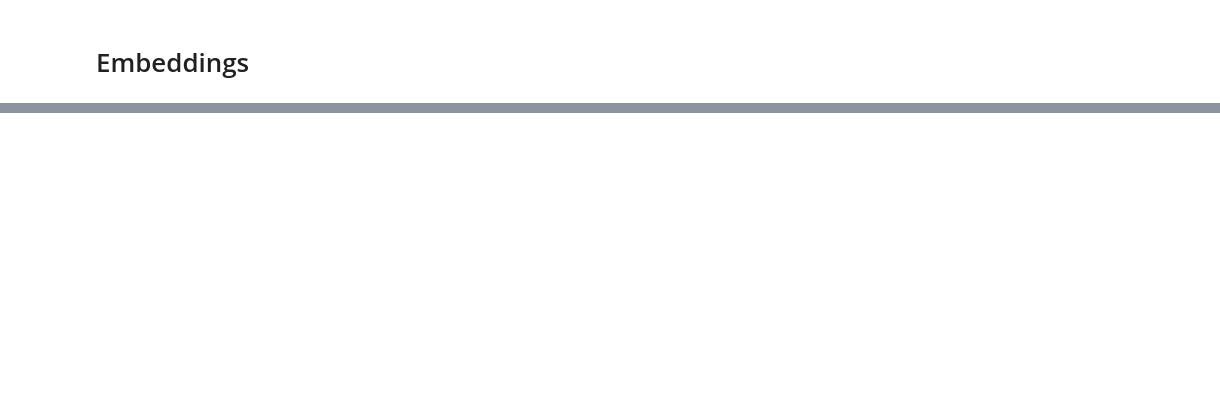
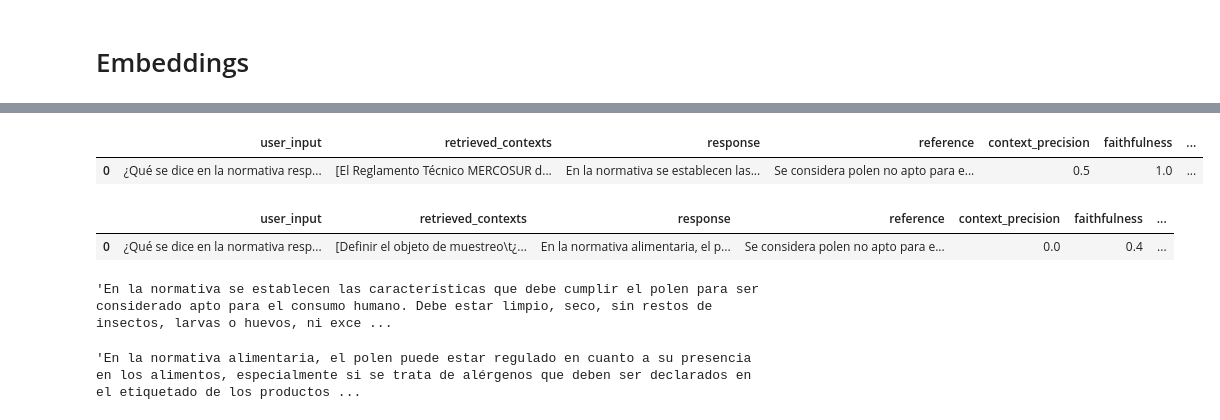
Before and after one commit to N-Sotelo98/practicos-rag, a Jupyter notebook: notebooks/pruebas_modularizadas.ipynb, the cells around one changed output, grey strips where cells are left out. Cells and saved outputs as stored; diff of their text form; code cells hidden in the pictures; blank space fills up the shorter version.

Commit message:
feat: modulos answering, ragas, summarization o fix search_qdrant

```diff
--- a/notebooks/pruebas_modularizadas.ipynb
+++ b/notebooks/pruebas_modularizadas.ipynb
@@ -741,11 +509,12 @@ Embedding: [-0.038863979279994965, 0.026078233495354652, 0.04711836576461792, -0
 # %%
 from embedding.embedding_v2 import generate_query_embedding
 from vector_store_client.vector_store_search import search_embeddings, format_search_results
+from vector_store_client.vector_store_client import search_qdrant
 
 # ------------------------------------------------------------
 # Definir la consulta y generar su embedding
 # ------------------------------------------------------------
-query = "¿Qué requisitos deben cumplir los alimentos para ser etiquetados correctamente en Argentina?"
+query = "¿Qué se dice en la normativa respecto al polen?"
 
 # Generar embedding para la consulta
 try:
@@ -766,11 +535,11 @@ except Exception as e:
 # Realizar la búsqueda en Qdrant
 # ------------------------------------------------------------
 index_name = "embeddings-version-2"  # Nombre de la colección en Qdrant
-limit = 5  # Número de resultados a devolver
+limit = 50  # Número de resultados a devolver
 
 try:
     print(f"Realizando búsqueda en la colección '{index_name}'...")
-    results = search_embeddings(qdrant_client, index_name, query_embedding, limit=limit)
+    results = search_qdrant(qdrant_client, index_name, query_embedding, limit=limit)
 except Exception as e:
     print(f"Error al realizar la búsqueda en Qdrant: {e}")
     results = []
@@ -798,0 +582,2 @@ query_embedding es de tipo: <class 'list'> y longitud: 384
+# %%
+chunks_basic = [point.payload['content'] for point in results]
@@ -798,0 +604,4 @@ query_embedding es de tipo: <class 'list'> y longitud: 384
+# %%
+import retrievers.summarization as summ
+
+chunks_adv = summ.summarize_multiple_chunks(query,chunks_basic)
@@ -798,0 +646,25 @@ query_embedding es de tipo: <class 'list'> y longitud: 384
+# %%
+ground_truth = '''Se considera polen no apto para el consumo, aquel que presente una o más de las siguientes
+    características:
+    1. Caracteres organolépticos anormales
+    2. Exceso de polvillo o de propóleos
+    3. Anormalidades en la observación microscópica
+    4. Composición analítica diferente a la consignada anteriormente
+    5. Características microbiológicas superiores a los límites establecidos
+    6. Ataque de insectos, parásitos o sus larvas
+    7. Residuos de plaguicidas
+    8. Substancias conservadoras
+    9. Impurezas no retenidas por un tamiz IRAM 500 μ (N° 35) más de 5 por 1000.'''
+
+
+df_ragas = evaluate_ragas(query,answer_adv, chunks_adv, ground_truth)
+df_ragas
+# %% [output]
+|  | user_input | retrieved_contexts | response | reference | context_precision | faithfulness | ... |
+| 0 | ¿Qué se dice en la normativa resp... | [El Reglamento Técnico MERCOSUR d... | En la normativa se establecen las... | Se considera polen no apto para e... | 0.5 | 1.0 | ... |
+# %%
+df_ragas = evaluate_ragas(query,answer_basic, chunks_basic, ground_truth)
+df_ragas
+# %% [output]
+|  | user_input | retrieved_contexts | response | reference | context_precision | faithfulness | ... |
+| 0 | ¿Qué se dice en la normativa resp... | [Definir el objeto de muestreo\t¿... | En la normativa alimentaria, el p... | Se considera polen no apto para e... | 0.0 | 0.4 | ... |
@@ -798,0 +702,10 @@ query_embedding es de tipo: <class 'list'> y longitud: 384
+# %%
+answer_adv = answer_query_with_context(query,chunks_adv)
+answer_adv
+# %% [output]
+'En la normativa se establecen las características que debe cumplir el polen para ser considerado apto para el consumo humano. Debe estar limpio, seco, sin restos de insectos, larvas o huevos, ni exce ...
+# %%
+answer_basic = answer_query_with_context(query,chunks_basic)
+answer_basic
+# %% [output]
+'En la normativa alimentaria, el polen puede estar regulado en cuanto a su presencia en los alimentos, especialmente si se trata de alérgenos que deben ser declarados en el etiquetado de los productos ...
```
Also changed, not shown: parts of 41 cells of this notebook, 4 other files.
